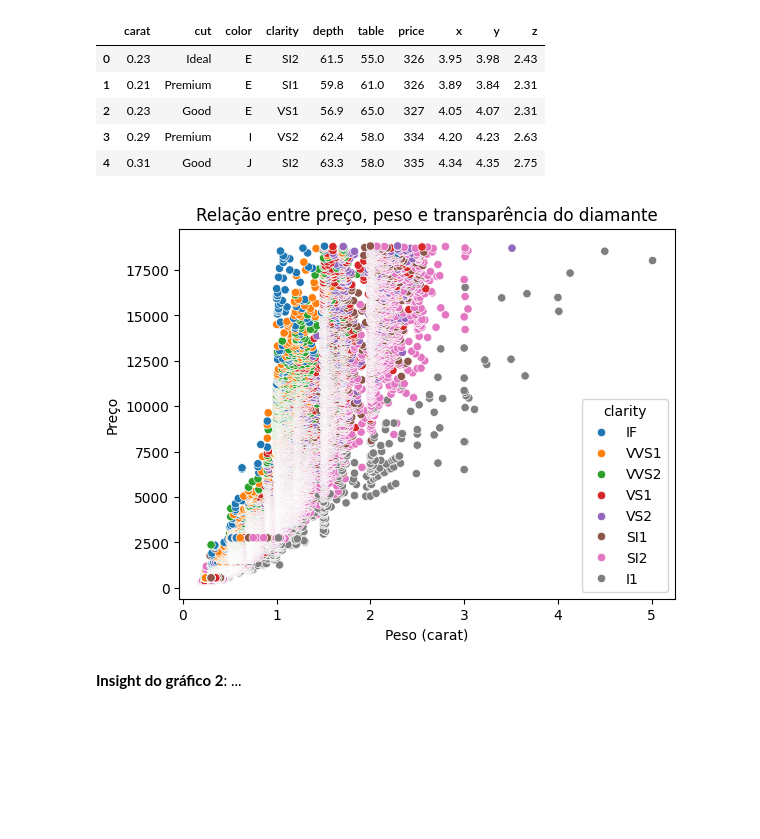
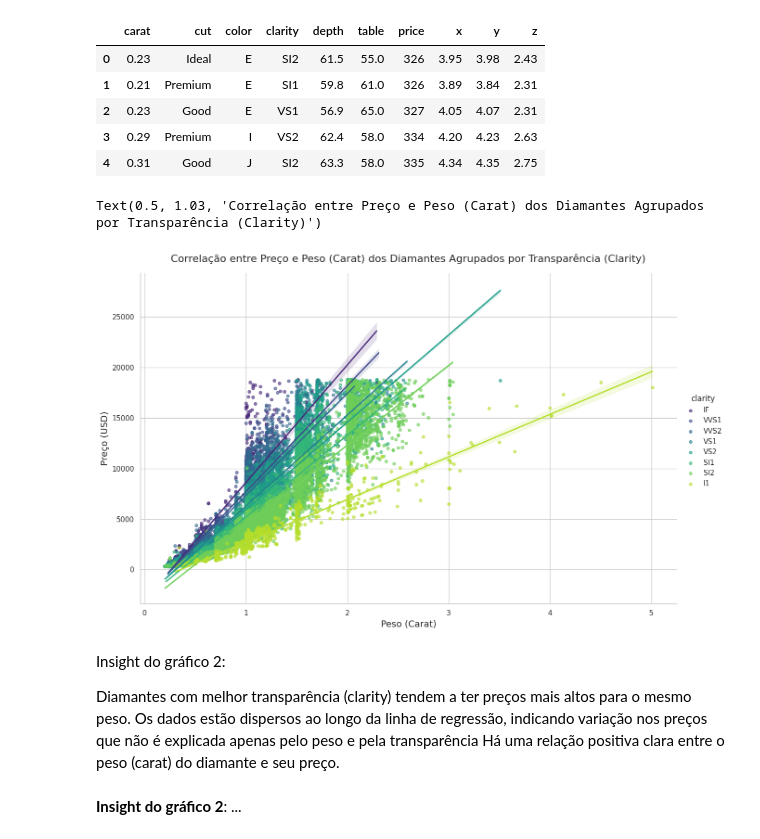
Before and after one commit to GreisonMontenari/Ebac-AnaliseDados, a Jupyter notebook: Profissao_Analista_de_dados_M15_Exercicio.ipynb, the cells around one changed output. Saved outputs shown, nothing was run; the diff lists cells and outputs as text; code cells hidden in the pictures; blank space fills up the shorter version.

```diff
--- a/Profissao_Analista_de_dados_M15_Exercicio.ipynb
+++ b/Profissao_Analista_de_dados_M15_Exercicio.ipynb
@@ -119,26 +98,23 @@ data.head()
 | 2 | 0.23 | Good | E | VS1 | 56.9 | 65.0 | 327 | 4.05 | 4.07 | 2.31 |
 | 3 | 0.29 | Premium | I | VS2 | 62.4 | 58.0 | 334 | 4.20 | 4.23 | 2.63 |
 | 4 | 0.31 | Good | J | SI2 | 63.3 | 58.0 | 335 | 4.34 | 4.35 | 2.75 |
-# %%
-
-# gráfico do exercício 2
-
-diamonds = ...
-
-import seaborn as sns
-import matplotlib.pyplot as plt
-
-# Carregar o conjunto de dados diamonds
-data = sns.load_dataset("diamonds")
-
-# Plotar o gráfico de dispersão com a relação entre preço, peso e transparência
-sns.scatterplot(data=data, x='carat', y='price', hue='clarity')
-plt.title('Relação entre preço, peso e transparência do diamante')
-plt.xlabel('Peso (carat)')
-plt.ylabel('Preço')
-plt.show()
-# %% [output]
-[figure, removed]
+# %%
+# gráfico do exercício 2
+
+sns.set(style="whitegrid")
+g = sns.lmplot(x='carat', y='price', hue='clarity', data=data, aspect=1.6, height=8, markers='o', palette='viridis', scatter_kws={'s': 20, 'alpha': 0.6}, line_kws={'linewidth': 2})
+
+g.set_axis_labels('Peso (Carat)', 'Preço (USD)', fontsize=14)
+g.fig.suptitle('Correlação entre Preço e Peso (Carat) dos Diamantes Agrupados por Transparência (Clarity)', fontsize=16, y=1.03)
+# %% [output]
+Text(0.5, 1.03, 'Correlação entre Preço e Peso (Carat) dos Diamantes Agrupados por Transparência (Clarity)')
+[figure, added]
+# %% [markdown]
+Insight do gráfico 2:
+
+Diamantes com melhor transparência (clarity) tendem a ter preços mais altos para o mesmo peso.
+Os dados estão dispersos ao longo da linha de regressão, indicando variação nos preços que não é explicada apenas pelo peso e pela transparência
+Há uma relação positiva clara entre o peso (carat) do diamante e seu preço.
 # %%
 # gráfico do exercício 2
 
```
Also changed, not shown: parts of 8 cells of this notebook.
